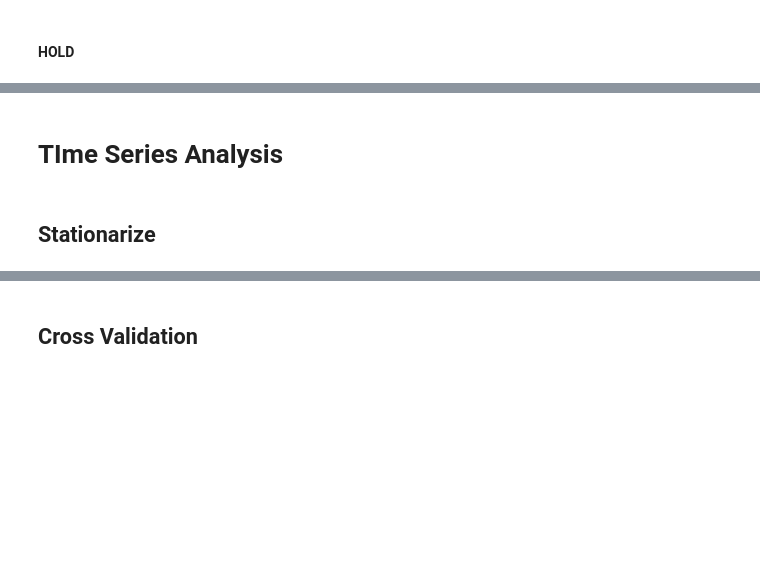
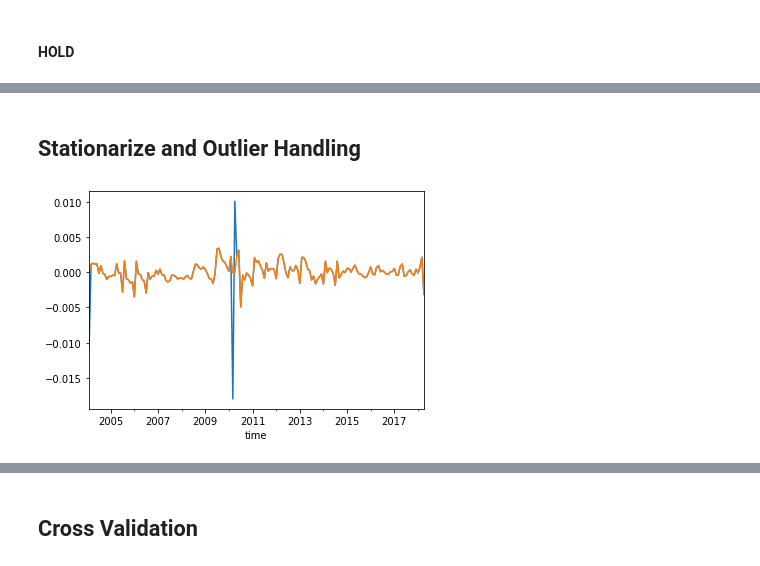
Before and after one commit to fivearm/Phase_4_Project, a Jupyter notebook: check.ipynb, the cells around one changed output, grey strips where cells are left out. Saved outputs shown, nothing was run; the diff lists cells and outputs as text; code cells hidden in the pictures; blank space fills up the shorter version.

Commit message:
outlier handling and stationary transformation functions

```diff
--- a/check.ipynb
+++ b/check.ipynb
@@ -16,7 +21,7 @@ from sklearn.model_selection import TimeSeriesSplit
 # %%
-df = pd.read_csv('data/zillow_data.csv')
-lumber = pd.read_csv('data/plywood_prices.csv')
-concrete = pd.read_csv('data/concrete_prices.csv')
+df = pd.read_csv('/content/gdrive/MyDrive/Phase_4_Project/data/zillow_data.csv')
+lumber = pd.read_csv('/content/gdrive/MyDrive/Phase_4_Project/data/plywood_prices.csv')
+concrete = pd.read_csv('/content/gdrive/MyDrive/Phase_4_Project/data/concrete_prices.csv')
 
 lumber = lumber.rename({'WPU083': 'plywood prices', 'DATE': 'time'}, axis=1).set_index('time')
 concrete = concrete.rename({'PCU32733273': 'concrete prices', 'DATE' : 'time'}, axis = 1).set_index('time')
@@ -162,2 +134,0 @@ final_df.head()
-# %% [markdown]
-# TIme Series Analysis
@@ -170,2 +135,2 @@ Miami_df = final_df[final_df['RegionName'] == 33135]
 # %% [markdown]
-## Stationarize
+## Stationarize and Outlier Handling
@@ -215,0 +137,47 @@ print(adfuller_test(diff, 'differenced transform'))
+# %%
+def is_stationary(df):
+  df_test = adfuller(df)
+  critical_95 = df_test[4]['5%']
+  return critical_95 > df_test[0]
+
+def make_stationary(df):
+  log_transf = np.log2(df)
+
+  diff = log_transf.diff().dropna()
+  while is_stationary(diff) == False:
+    diff = diff.diff().dropna()
+  return diff
+# %%
+def replace_with_median(col, lower_threshold, median):
+    col[col > -lower_threshold] =  median
+    col[col < lower_threshold] = median
+    return col
+
+def get_replacement_vals(col):
+      std = col.std(ddof=0)
+      mean = col.mean()
+      median = col.median()
+      lower_thresh = (-3 * std)+ mean
+      return median, lower_thresh
+
+def replace_outliers(train, test=pd.DataFrame()):
+  train_copy = train.copy()
+  median, lower_thresh = get_replacement_vals(train_copy)
+  stand_train = replace_with_median(train_copy, lower_thresh, median)
+
+  if not test.empty:
+    test_copy = test.copy()
+    stand_test = replace_with_median(test_copy, lower_thresh, median)
+    return stand_train, stand_test
+
+  return stand_train
+
+by_month = final_df['value'].resample('M').mean()
+fig, ax = plt.subplots()
+stationary_price = make_stationary(by_month)
+stationary_price.plot(ax=ax)
+
+stationary_price_no_outliers = replace_outliers(stationary_price)
+stationary_price_no_outliers.plot(ax=ax);
+# %% [output]
+[figure, added]
```
Also changed, not shown: parts of 12 cells of this notebook.
